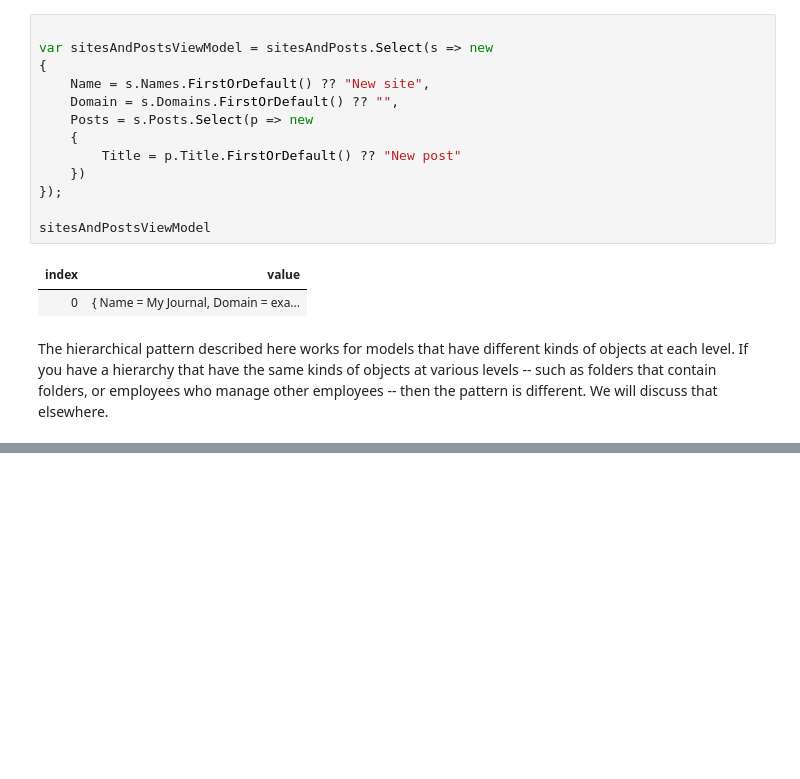
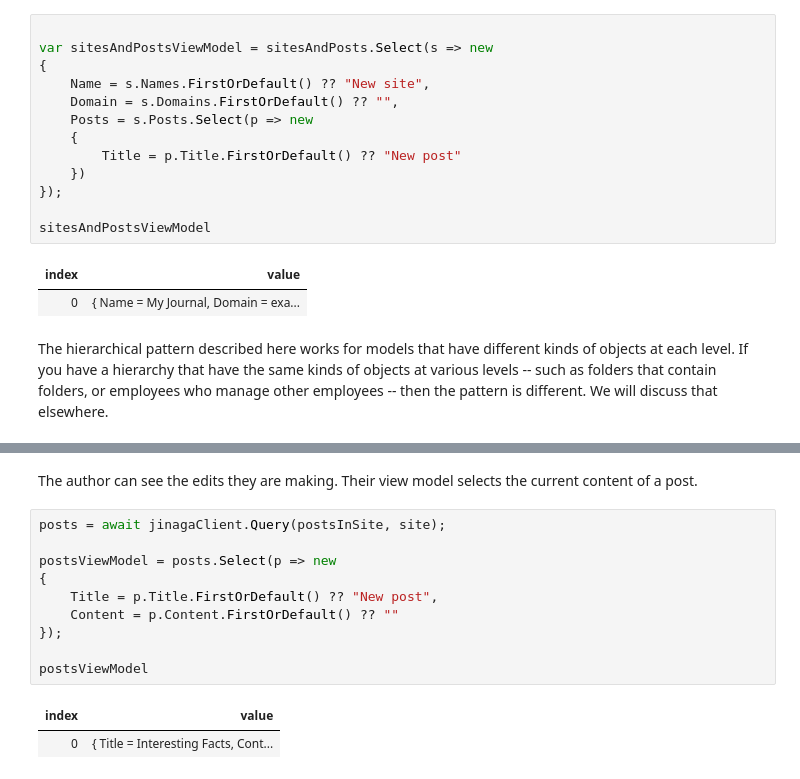
Before and after one commit to jinaga/BlogMaui, a Jupyter notebook: Notebooks/Modeling.ipynb, the cells around one changed output, grey strips where cells are left out. Cells and saved outputs as stored; diff of their text form; blank space fills up the shorter version.

```diff
--- a/Notebooks/Modeling.ipynb
+++ b/Notebooks/Modeling.ipynb
@@ -555,0 +706,16 @@ We will discuss that elsewhere.
+# %% [markdown]
+The author can see the edits they are making.
+Their view model selects the current content of a post.
+# %%
+posts = await jinagaClient.Query(postsInSite, site);
+
+postsViewModel = posts.Select(p => new
+{
+    Title = p.Title.FirstOrDefault() ?? "New post",
+    Content = p.Content.FirstOrDefault() ?? ""
+});
+
+postsViewModel
+# %% [output]
+| index | value |
+| 0 | { Title = Interesting Facts, Cont... |
```
Also changed, not shown: parts of 36 cells of this notebook.
